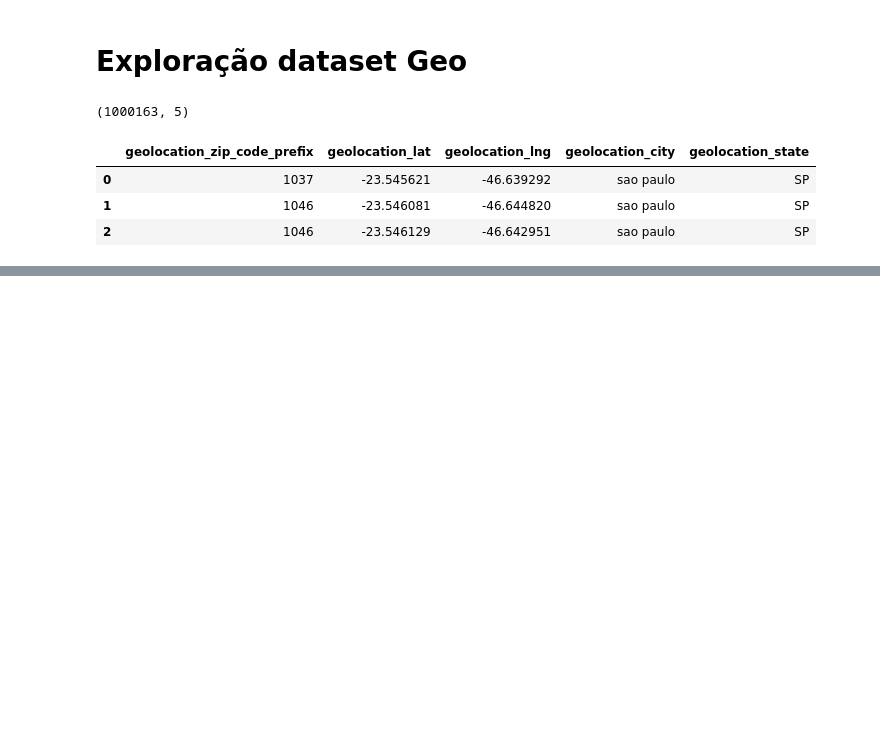
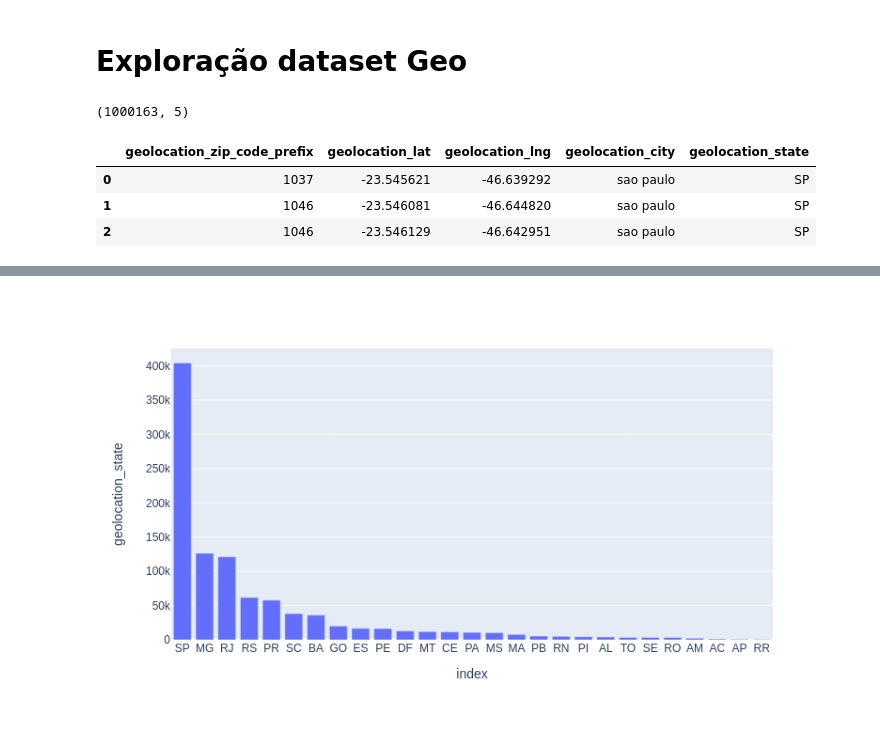
Before and after one commit to Lucas-Buk/Introducao-Ciencia-de-Dados, a Jupyter notebook: Aula_1_Exploração_Olist.ipynb, the cells around one changed output, grey strips where cells are left out. Saved outputs shown, nothing was run; the diff lists cells and outputs as text; code cells hidden in the pictures; blank space fills up the shorter version.

```diff
--- a/Aula_1_Exploração_Olist.ipynb
+++ b/Aula_1_Exploração_Olist.ipynb
@@ -412,3 +435,6 @@ df_geo.head(3)
 | 0 | 1037 | -23.545621 | -46.639292 | sao paulo | SP |
 | 1 | 1046 | -23.546081 | -46.644820 | sao paulo | SP |
 | 2 | 1046 | -23.546129 | -46.642951 | sao paulo | SP |
+# %%
+df_estados = df_geo.geolocation_state.value_counts().reset_index()
+df_estados
@@ -414,0 +459,5 @@ df_geo.head(3)
+# %%
+fig = px.bar(df_estados, x = 'index', y = 'geolocation_state')
+gitly.show(fig)
+# %% [output]
+[figure, added]
```
Also changed, not shown: parts of 10 cells of this notebook.
